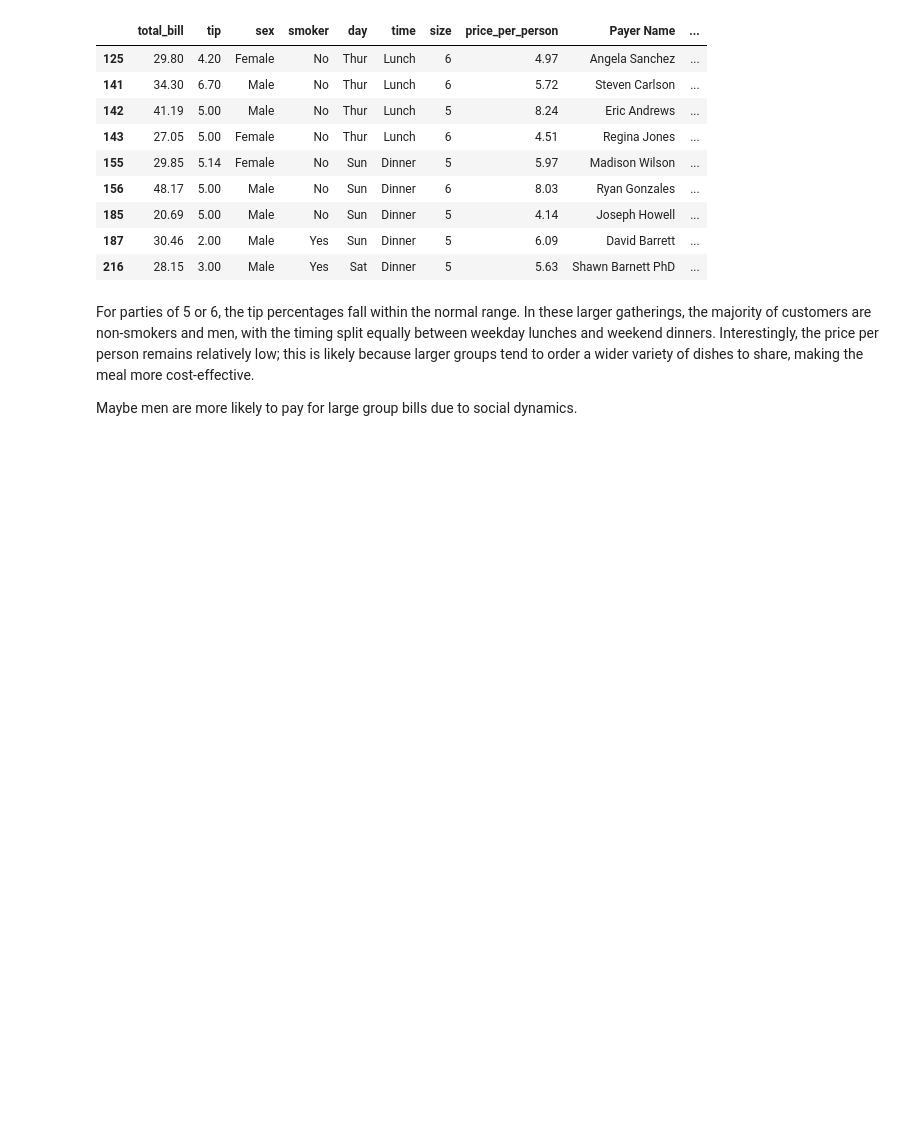
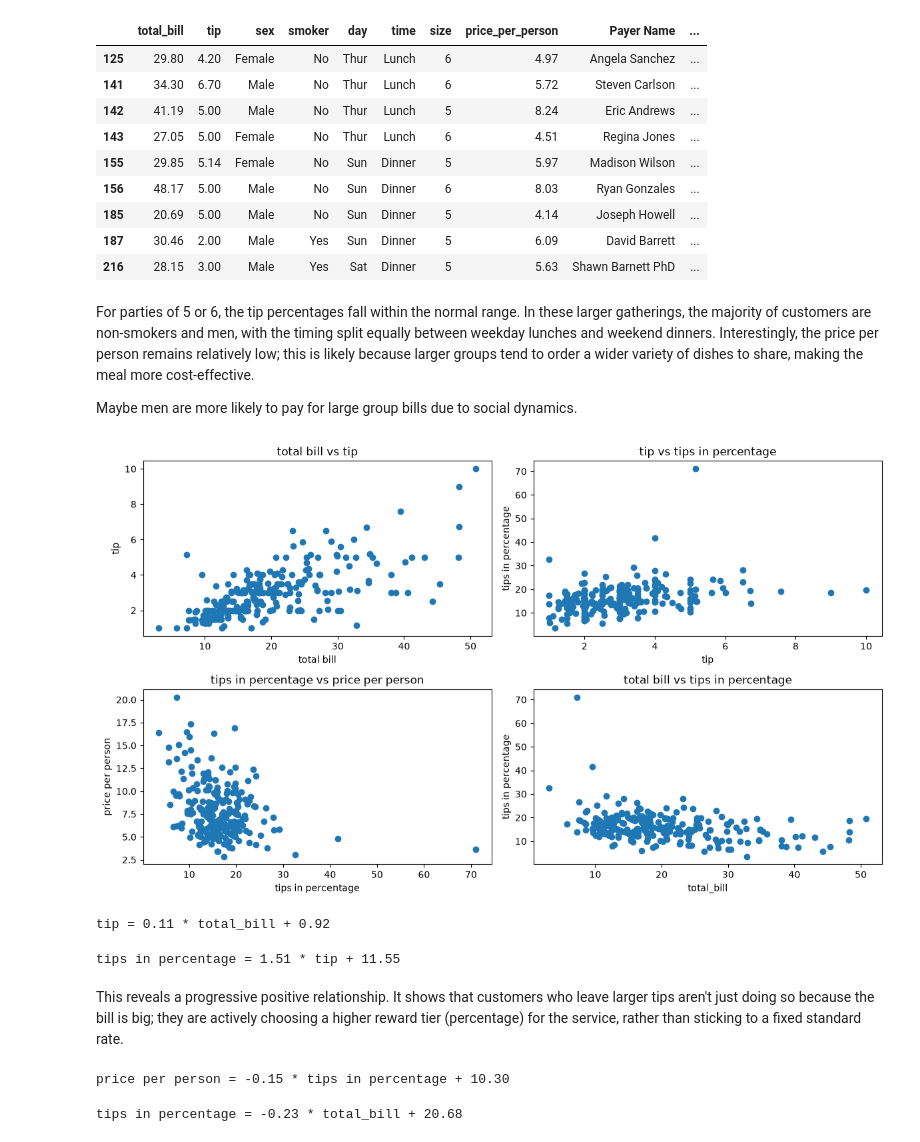
Before and after one commit to wendyzhang888/dinner-billing-and-tips-analysis, a Jupyter notebook: notebook2.ipynb, the cells around one changed output. Drawn from its saved outputs; the diff is of its cells as text; code cells hidden in the pictures; blank space fills up the shorter version.

```diff
--- a/notebook2.ipynb
+++ b/notebook2.ipynb
@@ -150,3 +150,78 @@ df[df['size'] > 4]
 For parties of 5 or 6, the tip percentages fall within the normal range. In these larger gatherings, the majority of customers are non-smokers and men, with the timing split equally between weekday lunches and weekend dinners. Interestingly, the price per person remains relatively low; this is likely because larger groups tend to order a wider variety of dishes to share, making the meal more cost-effective.
 
 Maybe men are more likely to pay for large group bills due to social dynamics.
+# %%
+plt.figure(figsize=(12,7))
+
+
+plt.subplot(2,2,1)
+plt.scatter(df['total_bill'],df['tip'])
+plt.xlabel('total bill')
+plt.ylabel('tip')
+plt.title('total bill vs tip')
+
+plt.subplot(2,2,2)
+plt.scatter(df['tip'],df['tips in percentage'])
+plt.xlabel('tip')
+plt.ylabel('tips in percentage')
+plt.title('tip vs tips in percentage')
+
+plt.subplot(2,2,3)
+plt.scatter(df['tips in percentage'],df['price_per_person'])
+plt.xlabel('tips in percentage')
+plt.ylabel('price per person')
+plt.title('tips in percentage vs price per person')
+
+plt.subplot(2,2,4)
+plt.scatter(df['total_bill'],df['tips in percentage'])
+plt.xlabel('total_bill')
+plt.ylabel('tips in percentage')
+plt.title('total bill vs tips in percentage')
+
+plt.tight_layout()
+
+plt.show()
+# %% [output]
+[figure, added]
+# %%
+x = df['total_bill']
+y = df['tip']
+
+k = x.cov(y) / x.var()
+b = y.mean() - k * x.mean()
+
+print(f"tip = {k:.2f} * total_bill + {b:.2f}")
+# %% [output]
+tip = 0.11 * total_bill + 0.92
+# %%
+x = df['tip']
+y = df['tips in percentage']
+
+k = x.cov(y) / x.var()
+b = y.mean() - k * x.mean()
+
+print(f"tips in percentage = {k:.2f} * tip + {b:.2f}")
+# %% [output]
+tips in percentage = 1.51 * tip + 11.55
+# %% [markdown]
+This reveals a progressive positive relationship. It shows that customers who leave larger tips aren't just doing so because the bill is big; they are actively choosing a higher reward tier (percentage) for the service, rather than sticking to a fixed standard rate.
+# %%
+x = df['tips in percentage']
+y = df['price_per_person']
+
+k = x.cov(y) / x.var()
+b = y.mean() - k * x.mean()
+
+print(f"price per person = {k:.2f} * tips in percentage + {b:.2f}")
+# %% [output]
+price per person = -0.15 * tips in percentage + 10.30
+# %%
+x = df['total_bill']
+y = df['tips in percentage']
+
+k = x.cov(y) / x.var()
+b = y.mean() - k * x.mean()
+
+print(f"tips in percentage = {k:.2f} * total_bill + {b:.2f}")
+# %% [output]
+tips in percentage = -0.23 * total_bill + 20.68
```
Also changed, not shown: parts of 2 cells of this notebook.
